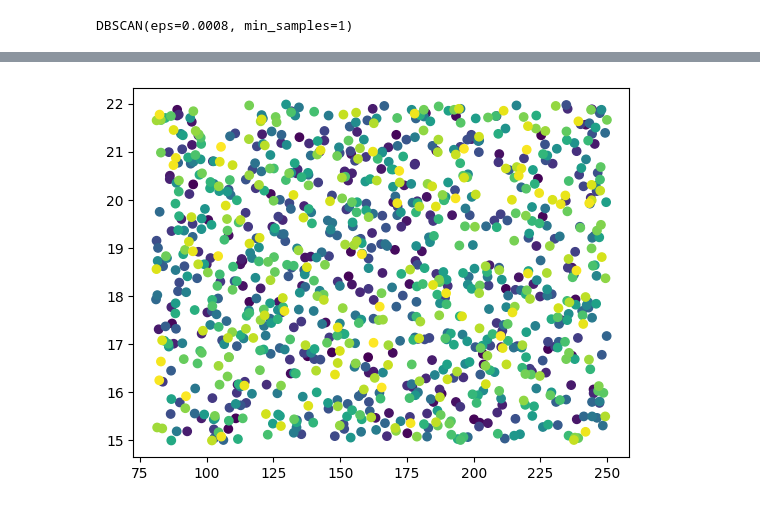
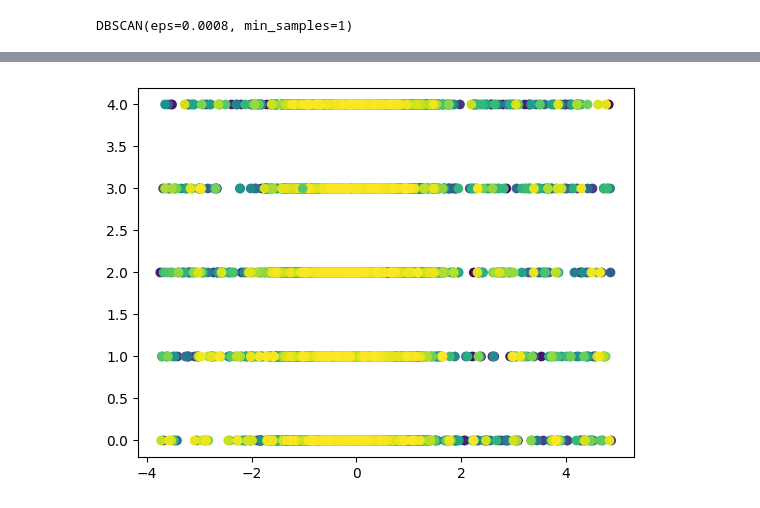
Before and after one commit to AirSunday/Study_Data_Analysis, a Jupyter notebook: Lab/Lab6/lab6.ipynb, the cells around one changed output, grey strips where cells are left out. Saved outputs shown, nothing was run; the diff lists cells and outputs as text; code cells hidden in the pictures.

```diff
--- a/Lab/Lab6/lab6.ipynb
+++ b/Lab/Lab6/lab6.ipynb
@@ -15,4 +17,4 @@ from sklearn.model_selection import train_test_split
 # %%
-dataset = pd.read_csv('/content/drive/MyDrive/Data_Analysis/banana_quality_dataset.csv')
+dataset = pd.read_csv('/content/drive/MyDrive/Data_Analysis/equipment_anomaly_data.csv')
 dataset.head()
 # %% [output]
@@ -45,6 +75,6 @@ drive.mount('/content/drive')
 # %% [output]
 Drive already mounted at /content/drive; to attempt to forcibly remount, call drive.mount("/content/drive", force_remount=True).
 # %%
-vals = dataset['variety'].unique()
+vals = dataset['equipment'].unique()
 vals
 # %% [output]
@@ -91,0 +136,6 @@ yvals = dataset["variety"]
+# %%
+X = df
+genotypes_encoder = OrdinalEncoder()
+y = genotypes_encoder.fit_transform(dataset[["equipment"]]).ravel()
+yvals = dataset["equipment"]
+y
@@ -119,0 +207,24 @@ array([0.63094294, 0.35847071])
+# %%
+from sklearn.decomposition import PCA
+import matplotlib.pyplot as plt
+from mpl_toolkits.mplot3d import Axes3D
+
+# Применение PCA с тремя компонентами
+pca = PCA(n_components=3)
+X_new = pca.fit_transform(X)
+
+# Построение 3D графика
+fig = plt.figure(figsize=(12, 8))
+ax = fig.add_subplot(111, projection='3d')
+
+for color, i, target_name in zip(colors, [0, 1, 2], cols_for_clusters):
+    ax.scatter(
+        X_new[y == i, 0], X_new[y == i, 1], X_new[y == i, 2],
+        color=color, alpha=0.8, lw=lw, label=vals[i]
+    )
+
+ax.set_xlabel("z1")
+ax.set_ylabel("z2")
+ax.set_zlabel("z3")
+plt.legend(loc="best", shadow=False, scatterpoints=1)
+plt.show()
@@ -296,8 +447,8 @@ v_measure = 0.4620995419421128
 anom_index = [i for i in range(len(pred)) if pred[i] == -1]
 values = X.loc[anom_index]
 # %%
-plt.scatter(X['weight_g'], X['sugar_content_brix'],c=dbscan_cluster1.labels_)
-plt.scatter(values['weight_g'], values['sugar_content_brix'], color='r')
+plt.scatter(X['temperature'], X['location'],c=dbscan_cluster1.labels_)
+plt.scatter(values['temperature'], values['location'], color='r')
 plt.show()
 # %% [output]
-[figure, old version]
+[figure, new version]
```
Also changed, not shown: parts of 37 cells of this notebook.
